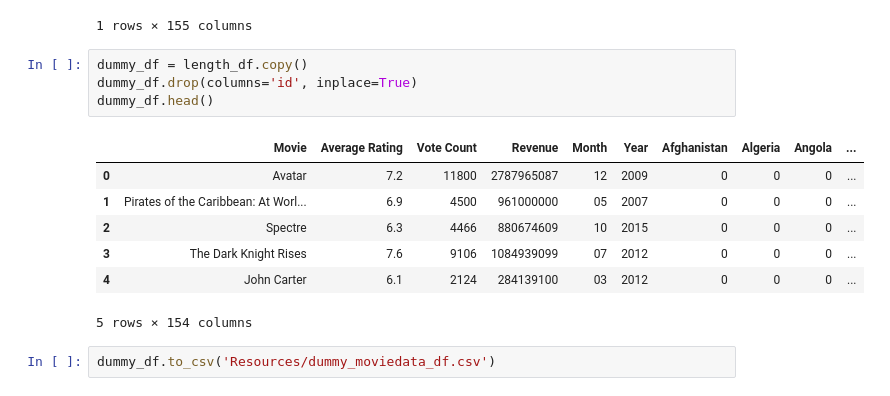
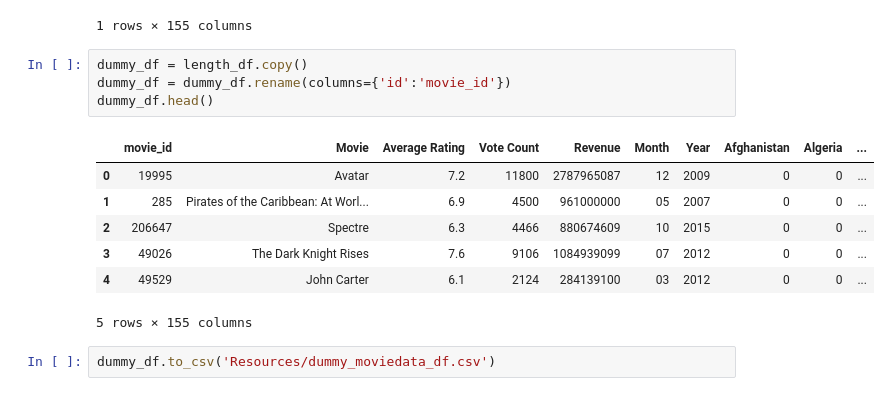
Before and after one commit to zach-hb/Movies-You-Should-Watch, a Jupyter notebook: movie_data.ipynb, the cells around one changed output. Saved outputs shown, nothing was run; the diff lists cells and outputs as text.

```diff
--- a/movie_data.ipynb
+++ b/movie_data.ipynb
@@ -224,15 +224,15 @@ length_df.head(1)
 1 rows × 155 columns
 # %%
 dummy_df = length_df.copy()
-dummy_df.drop(columns='id', inplace=True)
+dummy_df = dummy_df.rename(columns={'id':'movie_id'})
 dummy_df.head()
 # %% [output]
-|  | Movie | Average Rating | Vote Count | Revenue | Month | Year | Afghanistan | Algeria | Angola | ... |
-| 0 | Avatar | 7.2 | 11800 | 2787965087 | 12 | 2009 | 0 | 0 | 0 | ... |
-| 1 | Pirates of the Caribbean: At Worl... | 6.9 | 4500 | 961000000 | 05 | 2007 | 0 | 0 | 0 | ... |
-| 2 | Spectre | 6.3 | 4466 | 880674609 | 10 | 2015 | 0 | 0 | 0 | ... |
-| 3 | The Dark Knight Rises | 7.6 | 9106 | 1084939099 | 07 | 2012 | 0 | 0 | 0 | ... |
-| 4 | John Carter | 6.1 | 2124 | 284139100 | 03 | 2012 | 0 | 0 | 0 | ... |
+|  | movie_id | Movie | Average Rating | Vote Count | Revenue | Month | Year | Afghanistan | Algeria | ... |
+| 0 | 19995 | Avatar | 7.2 | 11800 | 2787965087 | 12 | 2009 | 0 | 0 | ... |
+| 1 | 285 | Pirates of the Caribbean: At Worl... | 6.9 | 4500 | 961000000 | 05 | 2007 | 0 | 0 | ... |
+| 2 | 206647 | Spectre | 6.3 | 4466 | 880674609 | 10 | 2015 | 0 | 0 | ... |
+| 3 | 49026 | The Dark Knight Rises | 7.6 | 9106 | 1084939099 | 07 | 2012 | 0 | 0 | ... |
+| 4 | 49529 | John Carter | 6.1 | 2124 | 284139100 | 03 | 2012 | 0 | 0 | ... |
-5 rows × 154 columns
+5 rows × 155 columns
 # %%
 dummy_df.to_csv('Resources/dummy_moviedata_df.csv')
```
Also changed, not shown: 1 other file.
